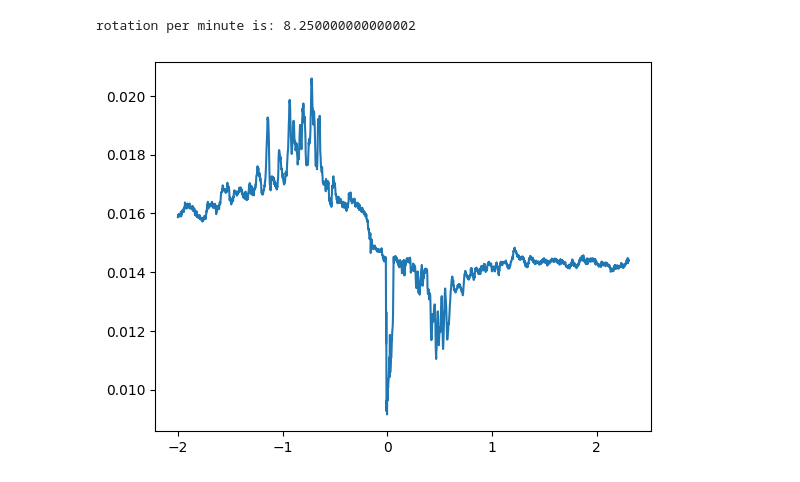
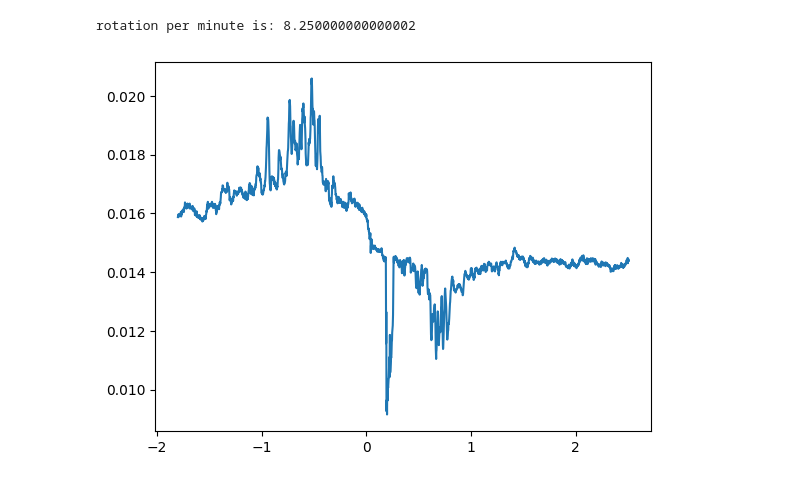
Before and after one commit to peakcipher/coursework, a Jupyter notebook: 22O1/data_19.ipynb, the cells around one changed output. Saved outputs shown, nothing was run; the diff lists cells and outputs as text; code cells hidden in the pictures.

```diff
--- a/22O1/data_19.ipynb
+++ b/22O1/data_19.ipynb
@@ -2,35 +2,35 @@
 import pandas as pd
 import numpy as np
 import matplotlib.pyplot as plt
 
 data = pd.read_csv('Multi_19.txt', skiprows = 29,sep='\t')
 
 data.columns = ['Timestamp', 'Channel A', 'Channel B', 'Unnamed']
 data_1 = data.drop('Channel B', axis=1)
 data_2 = data_1.drop('Unnamed', axis=1)
 data_2['Channel A'] = pd.to_numeric(data_2["Channel A"], errors='coerce')
 data_3 = data_2.dropna()
 #print(data_3)
 data_4 = data_3.to_numpy()
 
 lin_v = 1.1/40
 
 data_4[:,0] = data_4[:,0]*lin_v   #dist
 
 trial_arr = data_4[data_4[:, 0]<1100]
 #trial_arr = trial1_arr[trial1_arr[:,0]>5.8]
 
-data_zf = trial_arr[:,0]-2
+data_zf = trial_arr[:,0]-1.8
 data_T = trial_arr[:,1]
 
 rpm = 10/(2/(60*lin_v))
 print("rotation per minute is:", rpm)
 
 plt.plot(data_zf, data_T)
 plt.show()
 # %% [output]
 rotation per minute is: 8.250000000000002
-[figure, old version]
+[figure, new version]
 # %%
 from scipy.signal import savgol_filter
 
```
Also changed, not shown: parts of 2 cells of this notebook, 10 other files.
